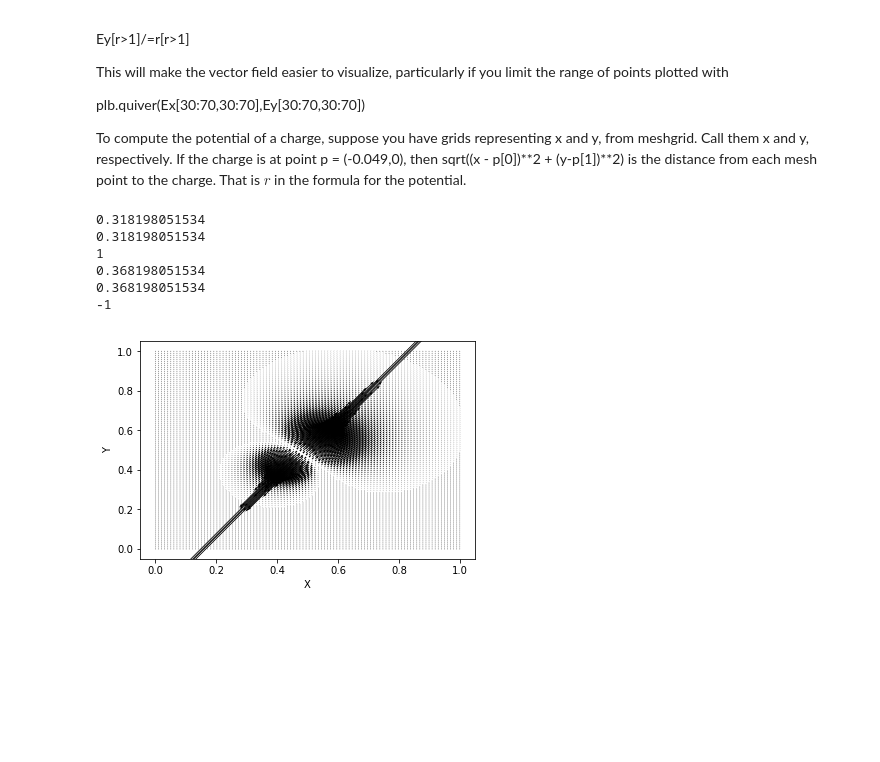
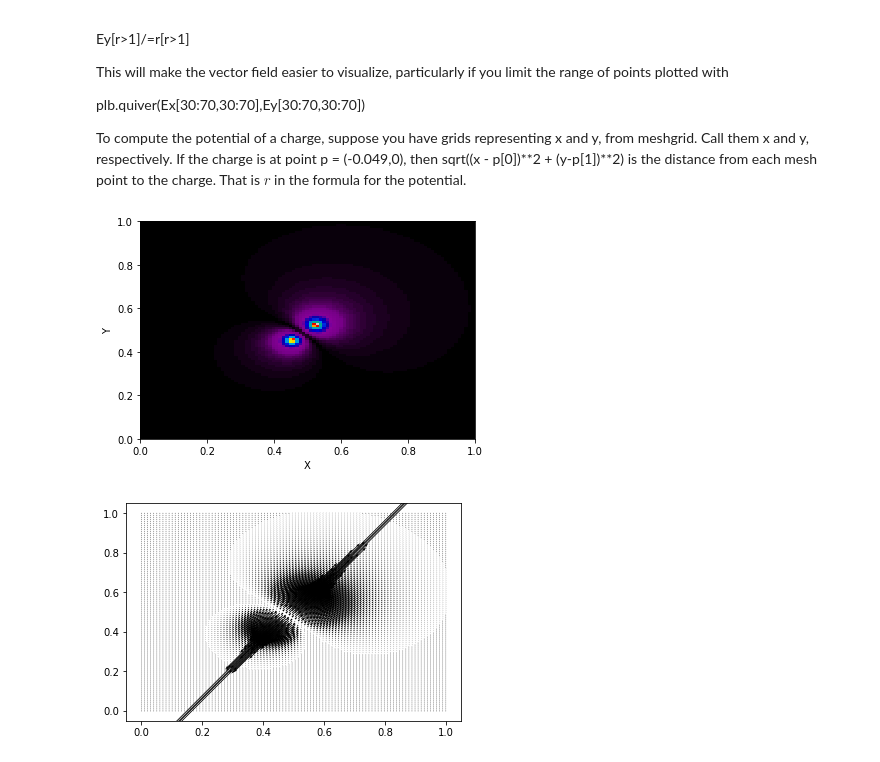
Before and after one commit to falkzach/CSCI557-Simulation-Modeling, a Jupyter notebook: exam1/Midterm%20Exam-Falkner_Zachary.ipynb, the cells around one changed output. Drawn from its saved outputs; the diff is of its cells as text; code cells hidden in the pictures; blank space fills up the shorter version.

Commit message:
second plot

```diff
--- a/exam1/Midterm%20Exam-Falkner_Zachary.ipynb
+++ b/exam1/Midterm%20Exam-Falkner_Zachary.ipynb
@@ -164,48 +164,44 @@ def field(xplane, yplane, charge):
     i = charge[0] * np.cos(np.deg2rad(45))# calculate unit vector in x and y direction!!!!
     j = charge[1] * np.sin(np.deg2rad(45))# j is y!
     q = charge[2] # just a charge quantity
-    print(i)
-    print(j)
-    print(q)
     r = mesh_euclidian(xplane, yplane, charge[:2])
     Ex = (-1 *  divergance(i, j, dy=0) * potential(q, r))
     Ey = (-1 *  divergance(i, j, dx=0) * potential(q, r))
     return Ex, Ey
 
 
 a = 0.0 # bounds of plane in meters
 b = 1.0
 n = 100 # point mesh size, 100 per meter, i.e. 1cm
 
 d = 0.1 # points are 10cm from eachother, 0.1m
 s = (b - a - d) / 2 #calculate nicely centered start point
 # x, y, c
 c1 = (s,
       s,
       1)
 # place c2 distance d from c1 at a 45 degree angle
 c2 = (c1[0] + d * np.cos(np.deg2rad(45)),
       c1[1] + d * np.sin(np.deg2rad(45)),
       -1)
 
 x = y = np.linspace(a, b, n)
 xmesh, ymesh = np.meshgrid(x, y)
 
 Ex1, Ey1 = field(xmesh, ymesh, c1)
 Ex2, Ey2 = field(xmesh, ymesh, c2)
 Ex = Ex1 + Ex2
 Ey = Ey1 + Ey2
+E = np.sqrt(Ex**2 + Ey**2)
 
-plt.quiver(xmesh, ymesh, Ex, Ey) # prism for epic trips
-# plt.contourf(xmesh, ymesh, rs)
+# http://hyperphysics.phy-astr.gsu.edu/hbase/electric/mulpoi.html
 plt.xlabel('X')
 plt.ylabel('Y')
+
+plt.pcolormesh(xmesh, ymesh, E, cmap='nipy_spectral')
 plt.show()
+plt.quiver(xmesh, ymesh, Ex, Ey)
+plt.show()
 # %% [output]
-0.318198051534
-0.318198051534
-1
-0.368198051534
-0.368198051534
--1
-[figure, old version]
+[figure, new version]
+[figure, added]
```
